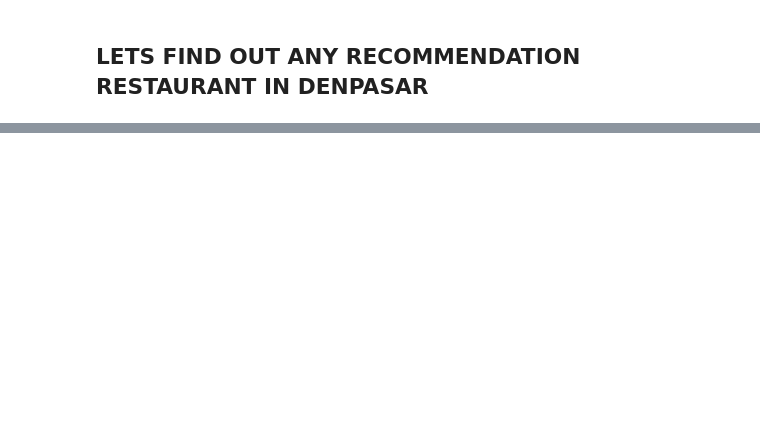
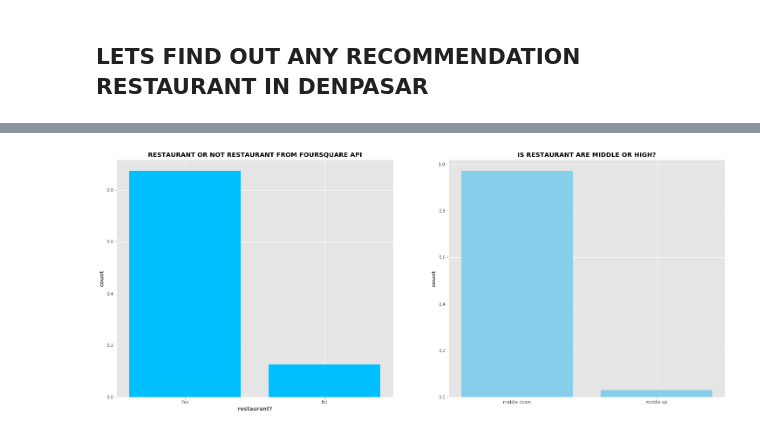
Before and after one commit to cahyoardhi/Coursera_Capstone, a Jupyter notebook: The Battle of Neighborhoods.ipynb, the cells around one changed output, grey strips where cells are left out. Saved outputs shown, nothing was run; the diff lists cells and outputs as text; code cells hidden in the pictures; blank space fills up the shorter version.

```diff
--- a/The Battle of Neighborhoods.ipynb
+++ b/The Battle of Neighborhoods.ipynb
@@ -253,0 +302,22 @@ denpasar
+# %%
+#change price range into 3,4
+PRICE   = '3,4'
+
+url = f'https://api.foursquare.com/v2/venues/explore?&client_id={CLIENT_ID}&client_secret={CLIENT_SECRET}&v={VERSION}&ll={location.latitude},{location.longitude}&radius={RADIUS}&limit={LIMIT}&price={PRICE}'
+# %%
+#sent request into foursquare API (for get restaurant with price rating 1 to 2 / low to middle)
+result  = requests.get(url).json()
+# %%
+#filtering data with our function
+venues = result['response']['groups'][0]['items']
+foursquare2 = pd.io.json.json_normalize(venues)
+
+filtered_columns = ['venue.name', 'venue.categories', 'venue.location.lat', 'venue.location.lng']
+foursquare2 = foursquare2.loc[:, filtered_columns]
+
+foursquare2['venue.categories'] = foursquare2.apply(get_category, axis=1)
+foursquare2.columns = [col.split(".")[-1] for col in foursquare2.columns]
+
+foursquare2['price'] = 'middle up'
+foursquare2['restaurant']    = foursquare2['categories'].apply(get_label)
+foursquare2
@@ -253,0 +329,3 @@ denpasar
+# %%
+#concate moddle up and middle down data
+price   = pd.concat([foursquare, foursquare2])
@@ -253,0 +368,16 @@ denpasar
+# %%
+fig, ax = plt.subplots(figsize=[25,10], ncols=2)
+
+#visualize restaurant or not
+ax[0].bar(['Yes','No'], (price['restaurant'].value_counts() / len(price['restaurant'])), color='deepskyblue')
+ax[0].set_title('RESTAURANT OR NOT RESTAURANT FROM FOURSQUARE API', fontweight='bold')
+ax[0].set_ylabel('count', fontweight='bold')
+ax[0].set_xlabel('restaurant?', fontweight='bold')
+
+#visualize is restaurant are middle or high
+ax[1].bar(price['price'].value_counts().index, (price['price'].value_counts() / len(price['price'])), color='skyblue')
+ax[1].set_title('IS RESTAURANT ARE MIDDLE OR HIGH?', fontweight='bold')
+ax[1].set_ylabel('count', fontweight='bold')
+plt.show()
+# %% [output]
+[figure, added]
```
Also changed, not shown: parts of 16 cells of this notebook.
